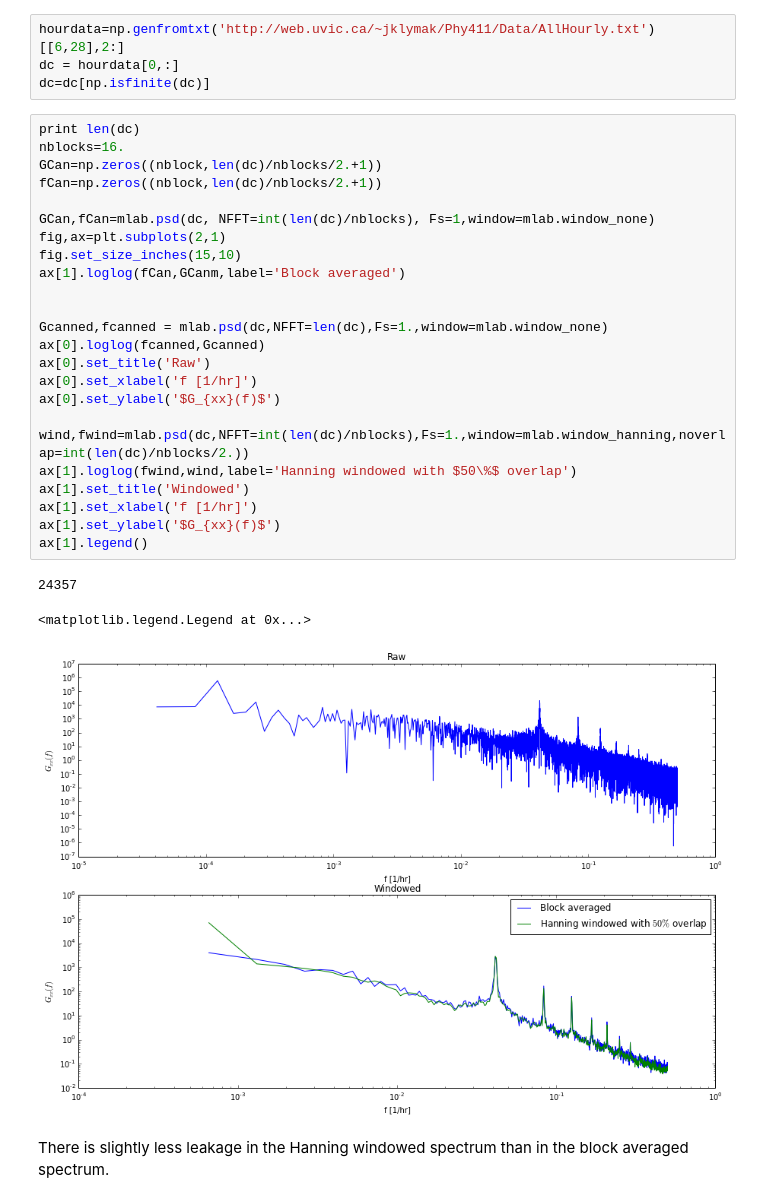
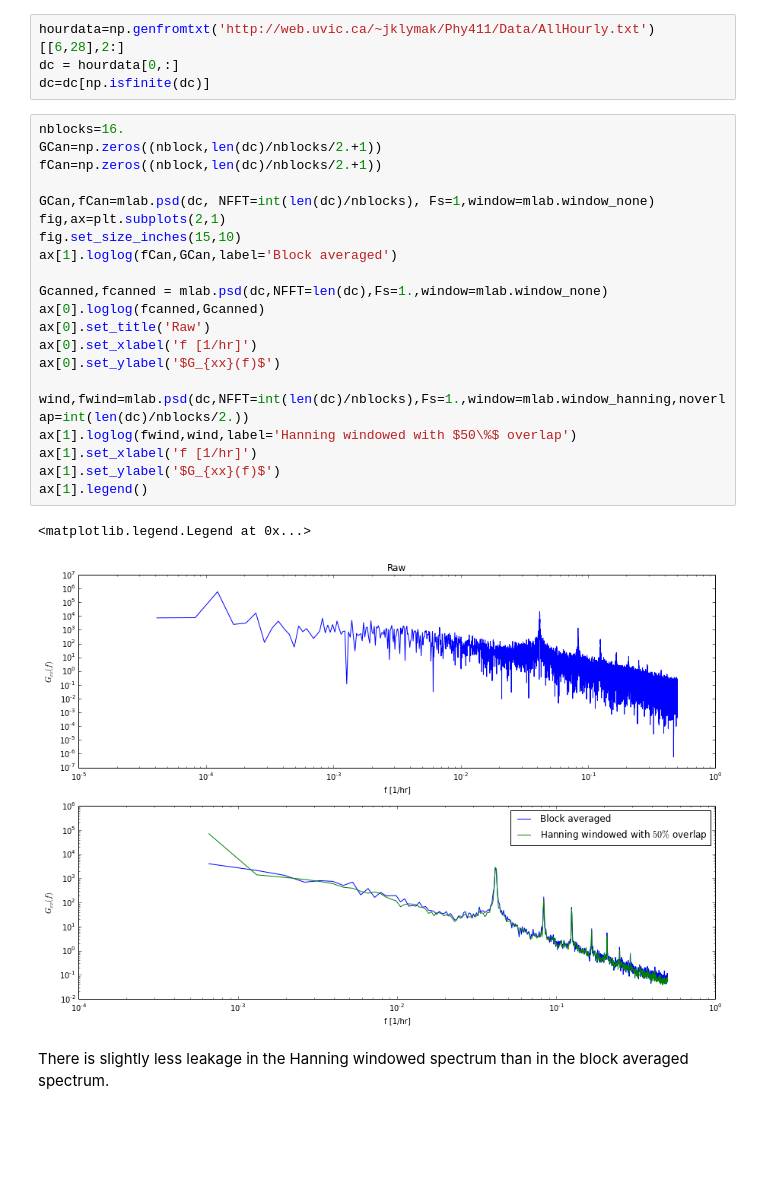
Before and after one commit to rethmecc/Phy411Assignments, a Jupyter notebook: Assignment-05.ipynb, the cells around one changed output. Cells and saved outputs as stored; diff of their text form; blank space fills up the shorter version.

```diff
--- a/Assignment-05.ipynb
+++ b/Assignment-05.ipynb
@@ -133,33 +135,29 @@ hourdata=np.genfromtxt('http://web.uvic.ca/~jklymak/Phy411/Data/AllHourly.txt')[
 dc = hourdata[0,:]
 dc=dc[np.isfinite(dc)]
 # %%
-print len(dc)
 nblocks=16.
 GCan=np.zeros((nblock,len(dc)/nblocks/2.+1))
 fCan=np.zeros((nblock,len(dc)/nblocks/2.+1))
 
 GCan,fCan=mlab.psd(dc, NFFT=int(len(dc)/nblocks), Fs=1,window=mlab.window_none)
 fig,ax=plt.subplots(2,1)
 fig.set_size_inches(15,10)
-ax[1].loglog(fCan,GCanm,label='Block averaged')
-
+ax[1].loglog(fCan,GCan,label='Block averaged')
 
 Gcanned,fcanned = mlab.psd(dc,NFFT=len(dc),Fs=1.,window=mlab.window_none)
 ax[0].loglog(fcanned,Gcanned)
 ax[0].set_title('Raw')
 ax[0].set_xlabel('f [1/hr]')
 ax[0].set_ylabel('$G_{xx}(f)$')
 
 wind,fwind=mlab.psd(dc,NFFT=int(len(dc)/nblocks),Fs=1.,window=mlab.window_hanning,noverlap=int(len(dc)/nblocks/2.))
 ax[1].loglog(fwind,wind,label='Hanning windowed with $50\%$ overlap')
-ax[1].set_title('Windowed')
 ax[1].set_xlabel('f [1/hr]')
 ax[1].set_ylabel('$G_{xx}(f)$')
 ax[1].legend()
 # %% [output]
-24357
+<matplotlib.legend.Legend at 0x...>
-<matplotlib.legend.Legend at 0x...>
-[figure, old version]
+[figure, new version]
 # %% [markdown]
 There is slightly less leakage in the Hanning windowed spectrum than in the block averaged spectrum.
 # %% [markdown]
```
Also changed, not shown: parts of 4 cells of this notebook.
